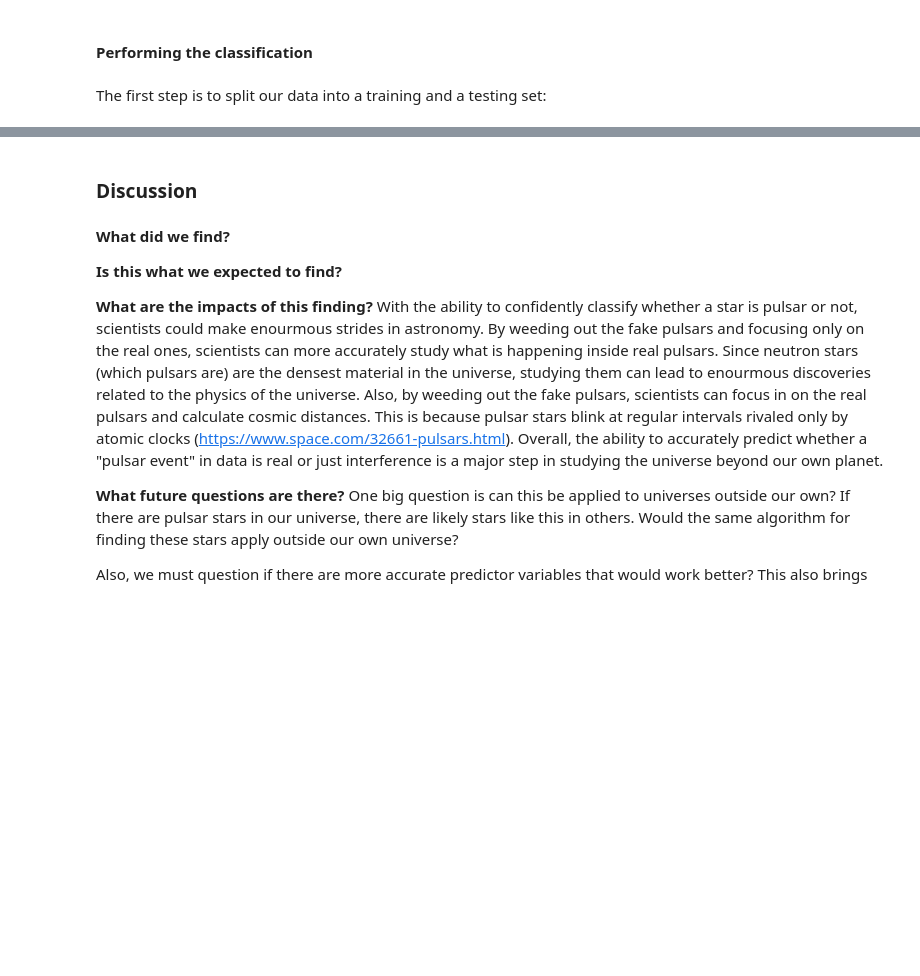
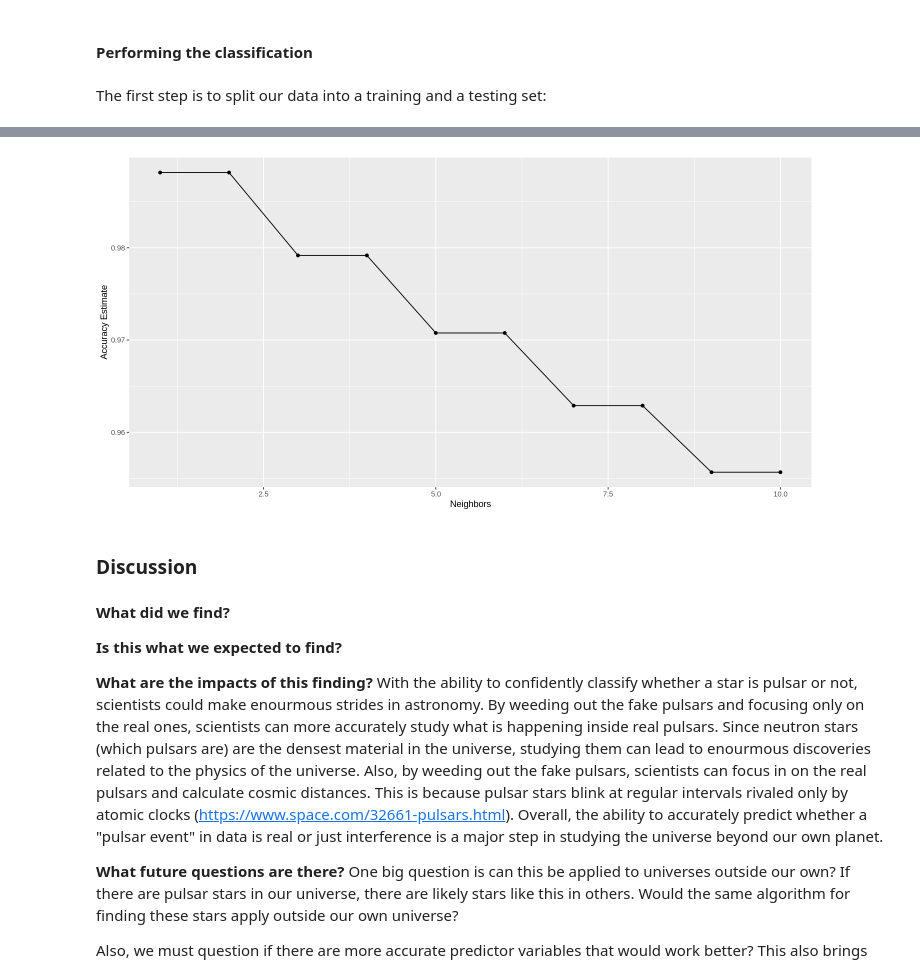
Before and after one commit to HarlH/Classification, a Jupyter notebook: Project_Report.ipynb, the cells around one changed output, grey strips where cells are left out. Saved outputs shown, nothing was run; the diff lists cells and outputs as text; code cells hidden in the pictures; blank space fills up the shorter version.

```diff
--- a/Project_Report.ipynb
+++ b/Project_Report.ipynb
@@ -205,0 +225,23 @@ pulsar_test <- testing(pulsar_split)
+# %%
+pulsar_vfold <- vfold_cv(pulsar_train, v = 5, strata = true_pulsar)
+# %%
+# Creating a model and recipe for our tuning classification:
+pulsar_recipe <- recipe(true_pulsar ~., data = pulsar_train) |>
+    step_center(all_predictors()) |>
+    step_scale(all_predictors())
+
+knn_spec <- nearest_neighbor(weight_func = "rectangular", neighbors = tune()) |>
+    set_engine("kknn") |>
+    set_mode("classification")
+# %%
+# creating intervals of k values to test
+k_vals <- tibble(neighbors = seq(from = 1, to = 10, by = 1))
+
+# Combining everything into a workflow
+knn_results <- workflow() |>
+  add_recipe(pulsar_recipe) |>
+  add_model(knn_spec) |>
+  tune_grid(resamples = pulsar_vfold, grid = k_vals) |>
+  collect_metrics()
+
+knn_results
@@ -206,3 +268,15 @@ pulsar_test <- testing(pulsar_split)
+# %%
+# Now, we will be analyzing the accuracies at different k values.
+accuracies <- knn_results |>
+       filter(.metric == "accuracy")
+
+accuracy_versus_k <- ggplot(accuracies, aes(x = neighbors, y = mean))+
+       geom_point() +
+       geom_line() +
+       labs(x = "Neighbors", y = "Accuracy Estimate")
+accuracy_versus_k
+# %% [output]
+[figure, added]
 # %% [markdown]
 ### Discussion
 # %% [markdown]
```
Also changed, not shown: parts of 5 cells of this notebook, 1 other file.
